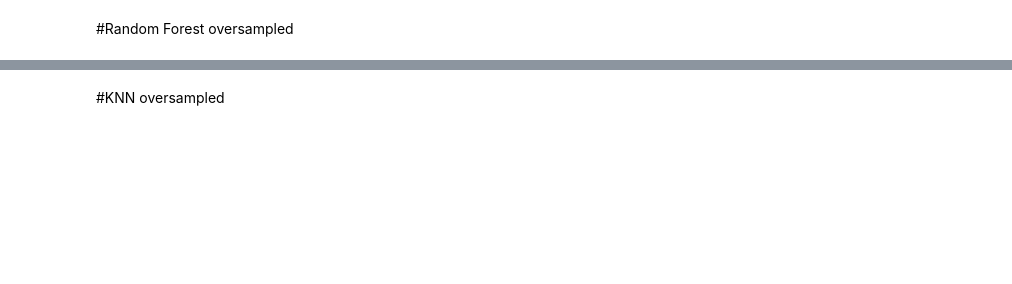
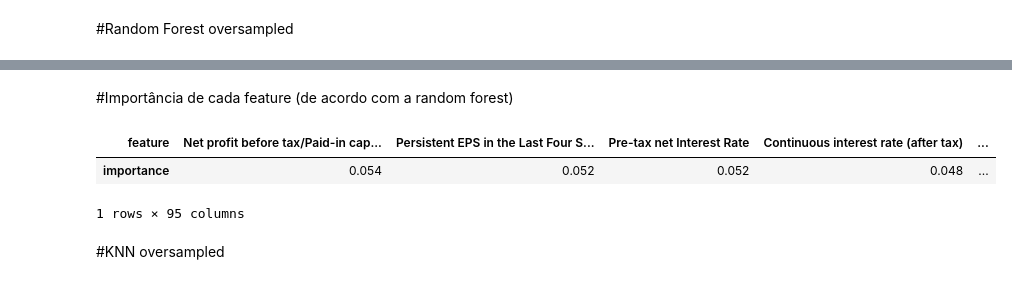
Before and after one commit to Gabriel-Lyra/bankruptcy_prediction, a Jupyter notebook: Projeto_aprendizagem_de_maquina.ipynb, the cells around one changed output, grey strips where cells are left out. Saved outputs shown, nothing was run; the diff lists cells and outputs as text; code cells hidden in the pictures; blank space fills up the shorter version.

Commit message:
Importância de features according to random forest

```diff
--- a/Projeto_aprendizagem_de_maquina.ipynb
+++ b/Projeto_aprendizagem_de_maquina.ipynb
@@ -979,3 +979,14 @@ plot = skplt.metrics.plot_confusion_matrix(y_test, rf_oversampled_pred_class_ori
+# %% [markdown]
+#Importância de cada feature (de acordo com a random forest)
+# %%
+importances = pd.DataFrame({'feature':x_train_oversampled.columns,'importance':np.round(rf_oversampled.feature_importances_,3)})
+importances = importances.sort_values('importance',ascending=False).set_index('feature')
+importances = importances.transpose()
+importances
+# %% [output]
+| feature | Net profit before tax/Paid-in cap... | Persistent EPS in the Last Four S... | Pre-tax net Interest Rate | Continuous interest rate (after tax) | ... |
+| importance | 0.054 | 0.052 | 0.052 | 0.048 | ... |
+1 rows × 95 columns
 # %% [markdown]
 #KNN oversampled
 # %%
```
Also changed, not shown: parts of 29 cells of this notebook.
